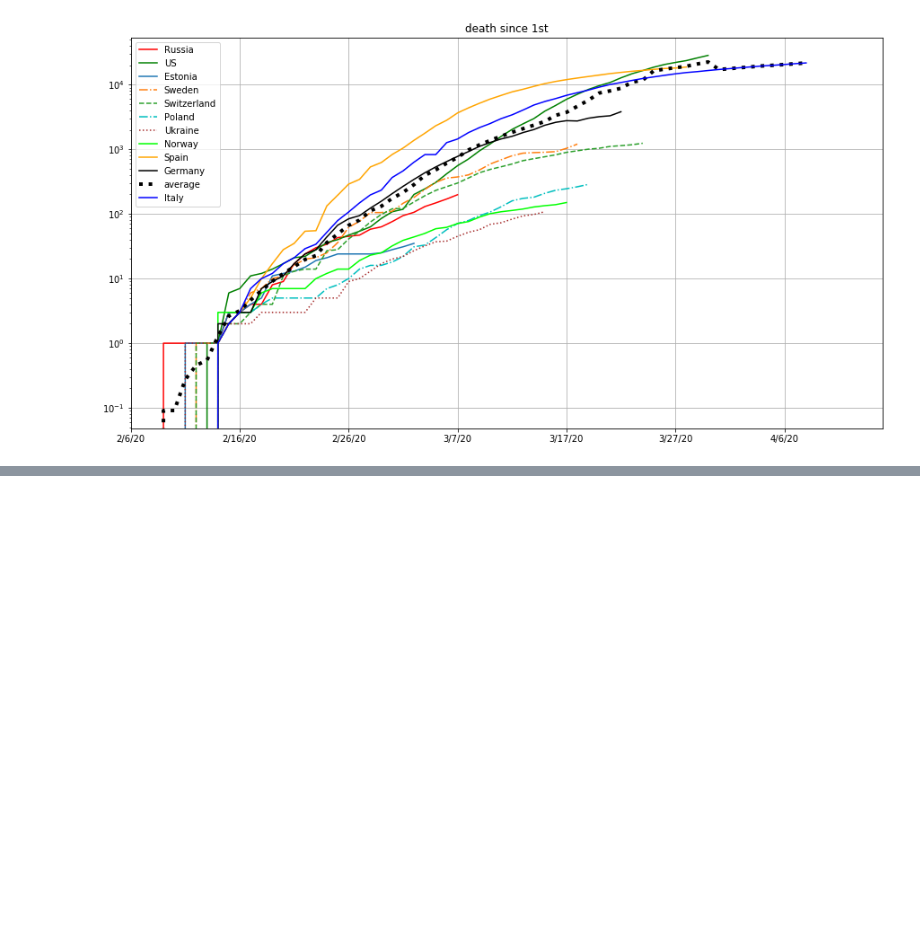
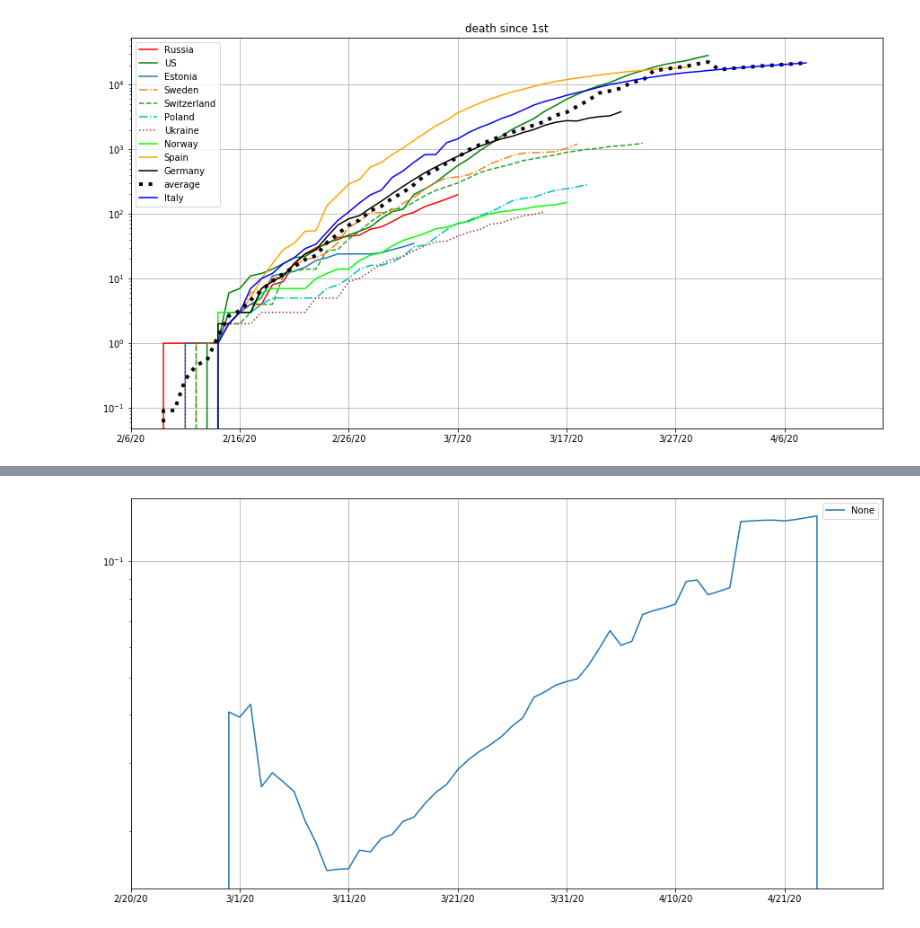
Before and after one commit to Dmitry1973/ML_for_business, a Jupyter notebook: covid.ipynb, the cells around one changed output, grey strips where cells are left out. Cells and saved outputs as stored; diff of their text form; code cells hidden in the pictures; blank space fills up the shorter version.

```diff
--- a/covid.ipynb
+++ b/covid.ipynb
@@ -395,0 +397,4 @@ pred_case_to_cap_rus.head(60), avg_case
+# %%
+avg_d_t_c
+pred_d_to_c_rus = avg_d_t_c .shift(8).fillna(0)
+pred_d_to_c_rus.head(60), pred_d_to_c_rus.tail(11),
@@ -395,0 +419,4 @@ pred_case_to_cap_rus.head(60), avg_case
+# %%
+pred_d_to_c_rus.plot(logy=True, legend="pred", figsize=(15, 8)).grid()
+# %% [output]
+[figure, added]
```
Also changed, not shown: parts of 12 cells of this notebook.
